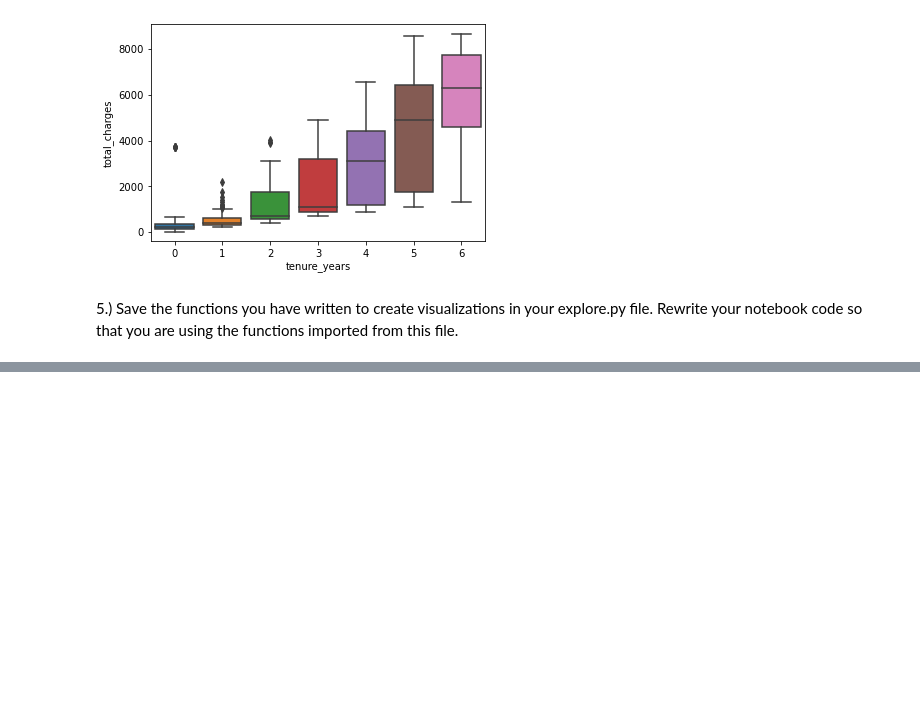
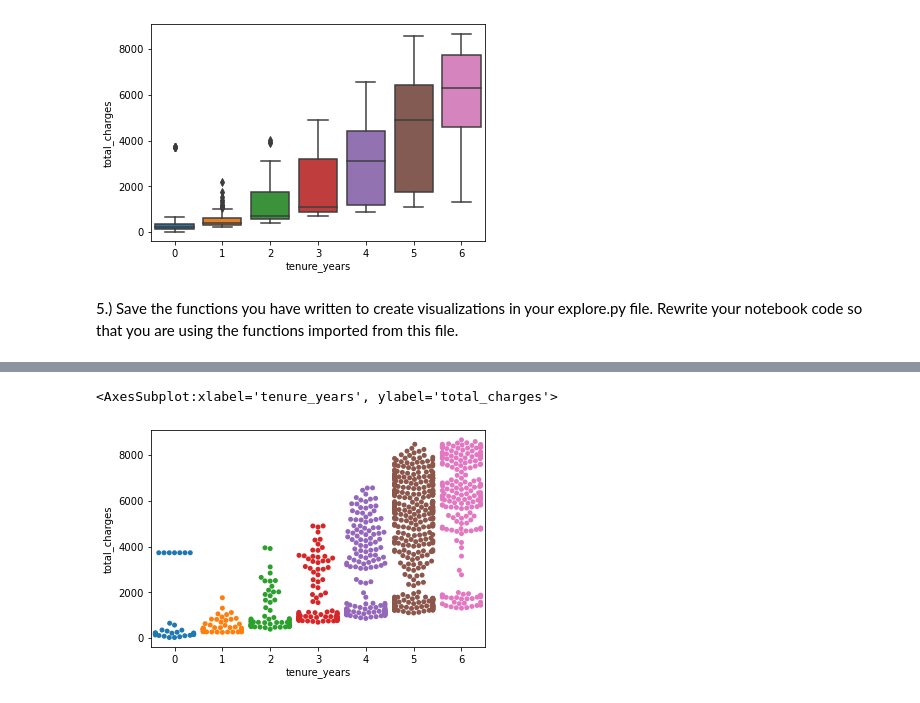
Before and after one commit to chriseverts/regression-exercises-, a Jupyter notebook: explore.ipynb, the cells around one changed output, grey strips where cells are left out. Saved outputs shown, nothing was run; the diff lists cells and outputs as text; code cells hidden in the pictures; blank space fills up the shorter version.

```diff
--- a/explore.ipynb
+++ b/explore.ipynb
@@ -179,0 +209,5 @@ plot_categorical_and_continuous_vars(df, 'tenure_years', 'total_charges')
+# %%
+sns.swarmplot(x='tenure_years', y='total_charges', data=train)
+# %% [output]
+<AxesSubplot:xlabel='tenure_years', ylabel='total_charges'>
+[figure, added]
```
Also changed, not shown: parts of 4 cells of this notebook, 2 other files.
